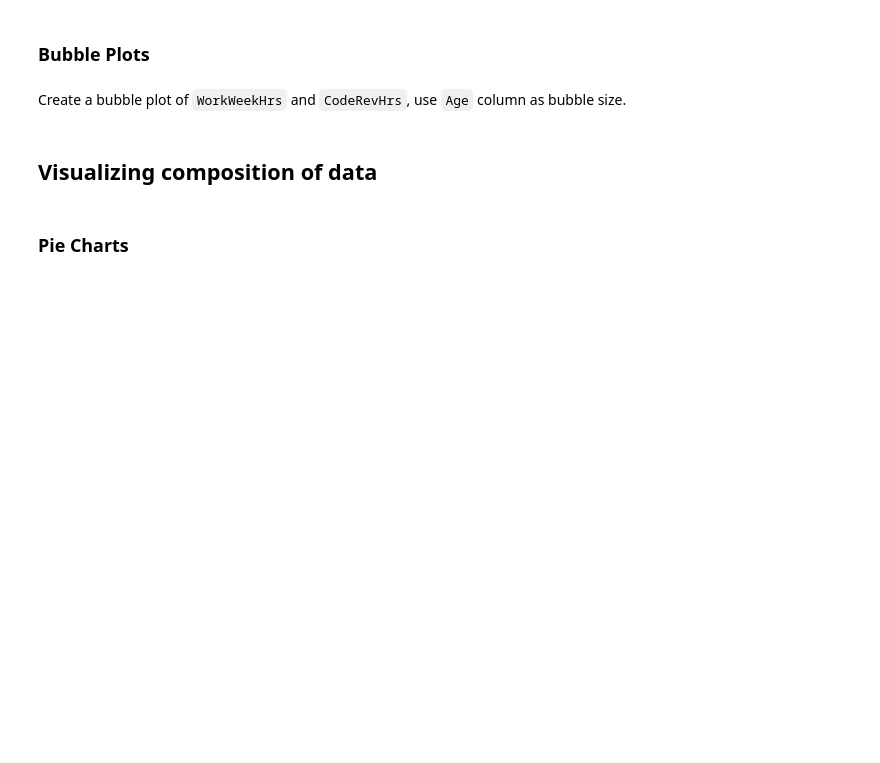
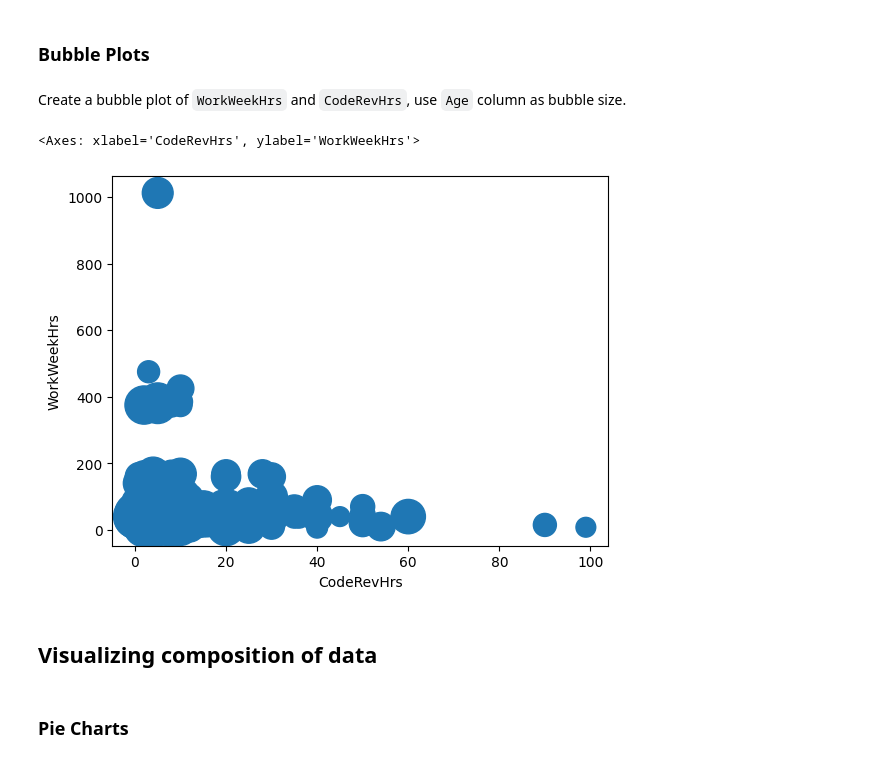
Before and after one commit to CharanjeetI2D/IBM_Capstone_Project, a Jupyter notebook: M4DataVisualization-lab.ipynb, the cells around one changed output. Drawn from its saved outputs; the diff is of its cells as text; code cells hidden in the pictures; blank space fills up the shorter version.

```diff
--- a/M4DataVisualization-lab.ipynb
+++ b/M4DataVisualization-lab.ipynb
@@ -189,3 +244,18 @@ Create a bubble plot of `WorkWeekHrs` and `CodeRevHrs`, use `Age` column as bubb
+# %%
+# your code goes here
+
+QUERY4 = """
+SELECT Age, WorkWeekHrs, CodeRevHrs
+FROM master
+"""
+
+df3 = pd.read_sql_query(QUERY4, conn)
+df3 = df3.dropna()
+norm_CodeRevHrs = (df3['Age'] - df3['Age'].min()) / (df3['Age'].max() - df3['Age'].min())
+df3.plot.scatter(x = 'CodeRevHrs', y = 'WorkWeekHrs', s = norm_CodeRevHrs* 2000 + 10 )
+# %% [output]
+<Axes: xlabel='CodeRevHrs', ylabel='WorkWeekHrs'>
+[figure, added]
 # %% [markdown]
 ## Visualizing composition of data
 # %% [markdown]
```
Also changed, not shown: parts of 18 cells of this notebook, 1 other file.
